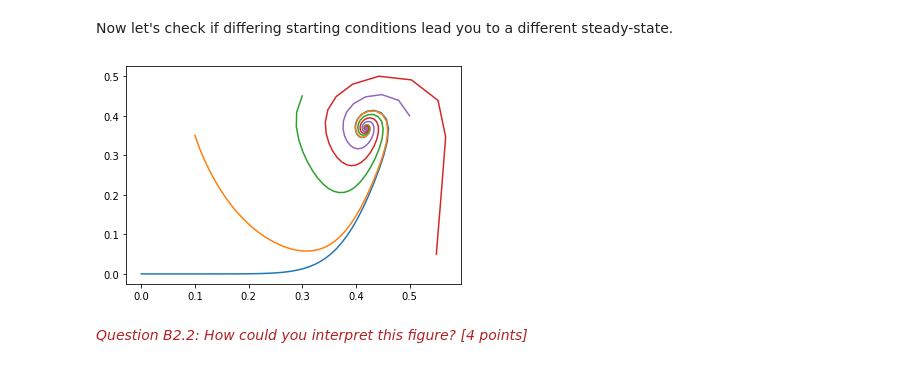
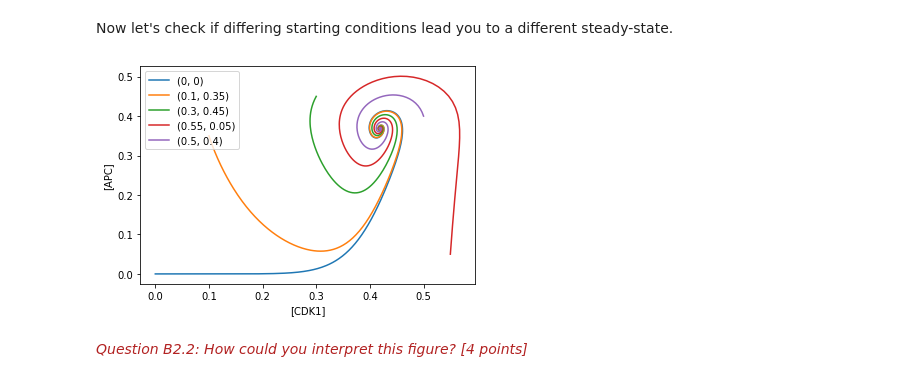
Before and after one commit to A2P2/Tools-of-Sys-Bio_RUG, a Jupyter notebook: 2020_Kinetic_modeling_in_Python_full.ipynb, the cells around one changed output. Saved outputs shown, nothing was run; the diff lists cells and outputs as text; code cells hidden in the pictures.

```diff
--- a/2020_Kinetic_modeling_in_Python_full.ipynb
+++ b/2020_Kinetic_modeling_in_Python_full.ipynb
@@ -124,14 +123,11 @@ import matplotlib.pyplot as plt
 In the Tellurium package a model is written in a text string, that contains the information mentioned in #1-4.
 Let's take a look at an example of a model string below.
 # %%
-  model_string='''
+  model_stringA2='''
   # Simple model of a first order reaction
   # Written by RUG Student, 2020
 
-  # Identify variables (species):
-  species S, P;
-
-  # Specify initial values:
+  # Identify variables and specify initial values:
   S = 1;  P = 0;
 
   # Reactions with rate laws:
@@ -157 +152,3 @@ Next step is to pass the created string to Tellurium,
+# %%
+modelA2 = te.loada(model_stringA2)
 # %% [markdown]
@@ -159,4 +156,2 @@ Next step is to pass the created string to Tellurium,
-# %%
-modelA2 = te.loada(model_string)                                         #Load the model string to Tellurium
 # %% [markdown]
 #### 6. Performing the simulation ####
@@ -304,10 +305,10 @@ model_stringA4='''
     S1=1; S2=0.8; P=0;
 
     // Reactions with rate laws:
-    R1: S1 + S2 -> P; k1*S1*S2-k2*P;
+    R1: S1 + S2 -> P; k_f*S1*S2-k_r*P;
 
     // Kinetic parameters:
-    k1=0.5; k2=0.2;
+    k_f=0.5; k_r=0.2;
 
 '''
 
@@ -487,23 +486,22 @@ Now let's check if differing starting conditions lead you to a different steady-
 # %%
 #let's make a list of pairs of initial conditions (CDK1, APC)
 pairs_of_initial_conditions = [(0, 0), (0.1, 0.35), (0.3, 0.45), (0.55, 0.05), (0.5, 0.4)]
-
-#we will put the results of simulations from the initial contitions into the following list:
-output = []
 
 #no we will simulate the model several times; each time with a different pair of initial conditions
 #for that we will iterate over all pairs in the list of initial conditions that we created above
 
 for pair in pairs_of_initial_conditions:
-    modelB2.reset()
-    #1. Assebling initial values of variables into a dictionary
-    initial_conditions_dictionary = {}
+    modelB2.resetAll()
+
     modelB2.CDK1 = pair[0] # pair[0] is the first element of the pair
     modelB2.APC = pair[1]  # pair[0] is the second element of the pair
 
-    resultB2 = modelB2.simulate (0, 10, 100)
-    #te.plotArray (resultB2 , show=False)#, labels=['Xo='+str(Xo)], resetColorCycle=False)
-    plt.plot(resultB2['[CDK1]'],resultB2['[APC]'])
-#te.show()
+    resultB2 = modelB2.simulate (0, 10, 500)
+    plt.plot(resultB2['[CDK1]'],resultB2['[APC]'], label=str(pair))
+
+plt.legend()
+plt.xlabel('[CDK1]')
+plt.ylabel('[APC]')
+plt.show()
 # %% [output]
-[figure, old version]
+[figure, new version]
```
Also changed, not shown: parts of 70 cells of this notebook, 1 other file.
